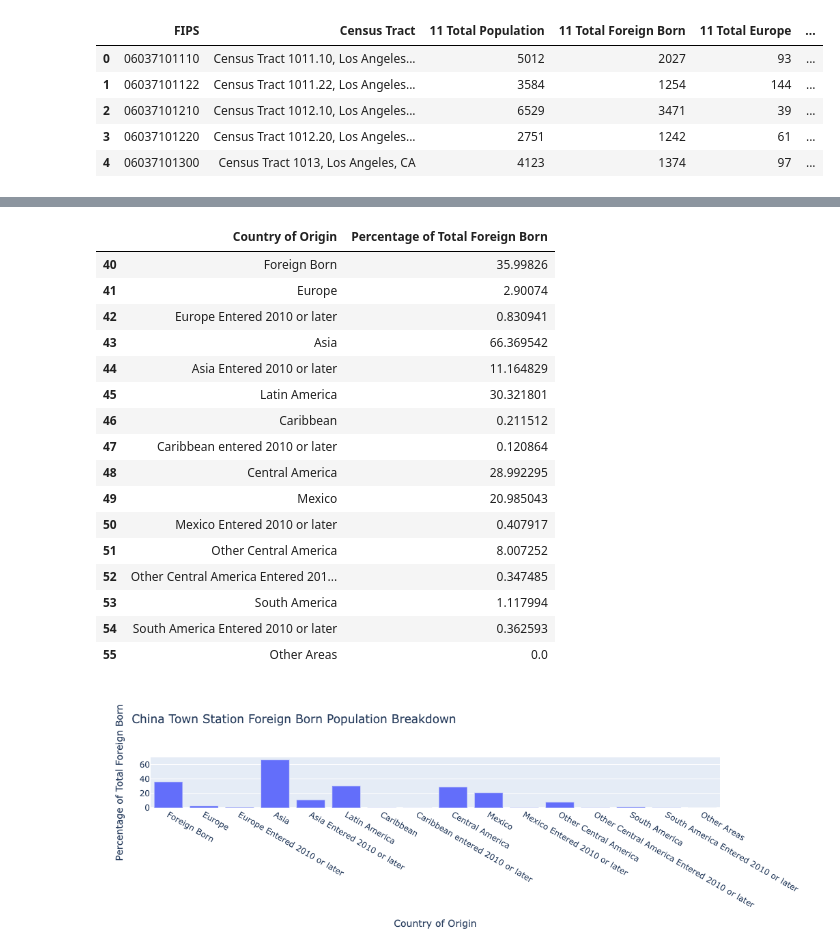
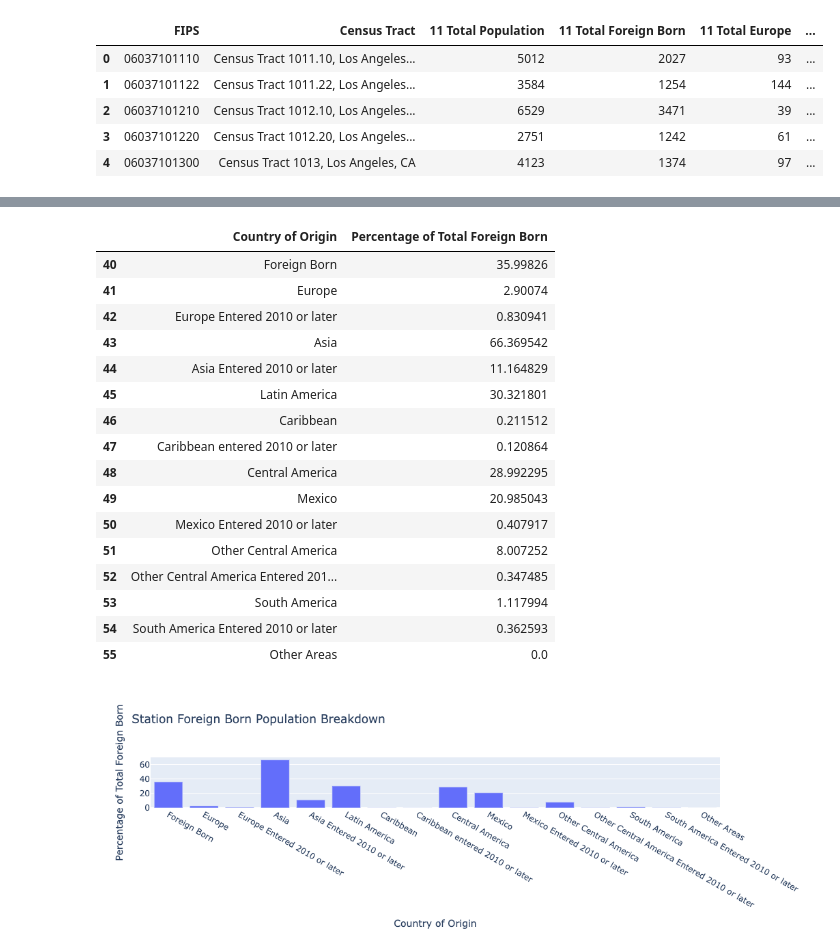
Before and after one commit to erikfelix/group_project, a Jupyter notebook: Functions2.0.ipynb, the cells around one changed output, grey strips where cells are left out. Saved outputs shown, nothing was run; the diff lists cells and outputs as text; code cells hidden in the pictures.

```diff
--- a/Functions2.0.ipynb
+++ b/Functions2.0.ipynb
@@ -566,9 +566,9 @@ chinatown = ['06037206010', '06037207103', '06037207102', '06037206020']
 # %%
 # Ok let's take a stab at making a function to trim our data to give us the above table for each station
 
-def stn_chart19(station,name):
+def stn_chart19(stop):
     # Using .isin to single out the rows we want
-    df = gdf[gdf["FIPS"].isin(station)]
+    df = gdf[gdf["FIPS"].isin(stop)]
 
     df = df.append(df.sum(numeric_only=True), ignore_index=True)
 
@@ -615,7 +615,7 @@ def stn_chart19(station,name):
     # Plotting
 
     graph = px.bar(df, x="Country of Origin", y="Percentage of Total Foreign Born",
-                    title=name + " " + "Station Foreign Born Population Breakdown"
+                    title="Station Foreign Born Population Breakdown"
         )
 
     display(graph)
@@ -643,22 +643,22 @@ stn_chart19(station = delmar, name= 'Del Mar')
 # %%
-stn_chart19(station=chinatown, name = 'China Town')
+stn_chart19(stop=chinatown)
 # %% [output]
 |  | Country of Origin | Percentage of Total Foreign Born |
 | 40 | Foreign Born | 35.99826 |
 | 41 | Europe | 2.90074 |
 | 42 | Europe Entered 2010 or later | 0.830941 |
 | 43 | Asia | 66.369542 |
 | 44 | Asia Entered 2010 or later | 11.164829 |
 | 45 | Latin America | 30.321801 |
 | 46 | Caribbean | 0.211512 |
 | 47 | Caribbean entered 2010 or later | 0.120864 |
 | 48 | Central America | 28.992295 |
 | 49 | Mexico | 20.985043 |
 | 50 | Mexico Entered 2010 or later | 0.407917 |
 | 51 | Other Central America | 8.007252 |
 | 52 | Other Central America Entered 201... | 0.347485 |
 | 53 | South America | 1.117994 |
 | 54 | South America Entered 2010 or later | 0.362593 |
 | 55 | Other Areas | 0.0 |
-[figure, old version]
+[figure, new version]
 # %%
```
Also changed, not shown: parts of 2 cells of this notebook.
